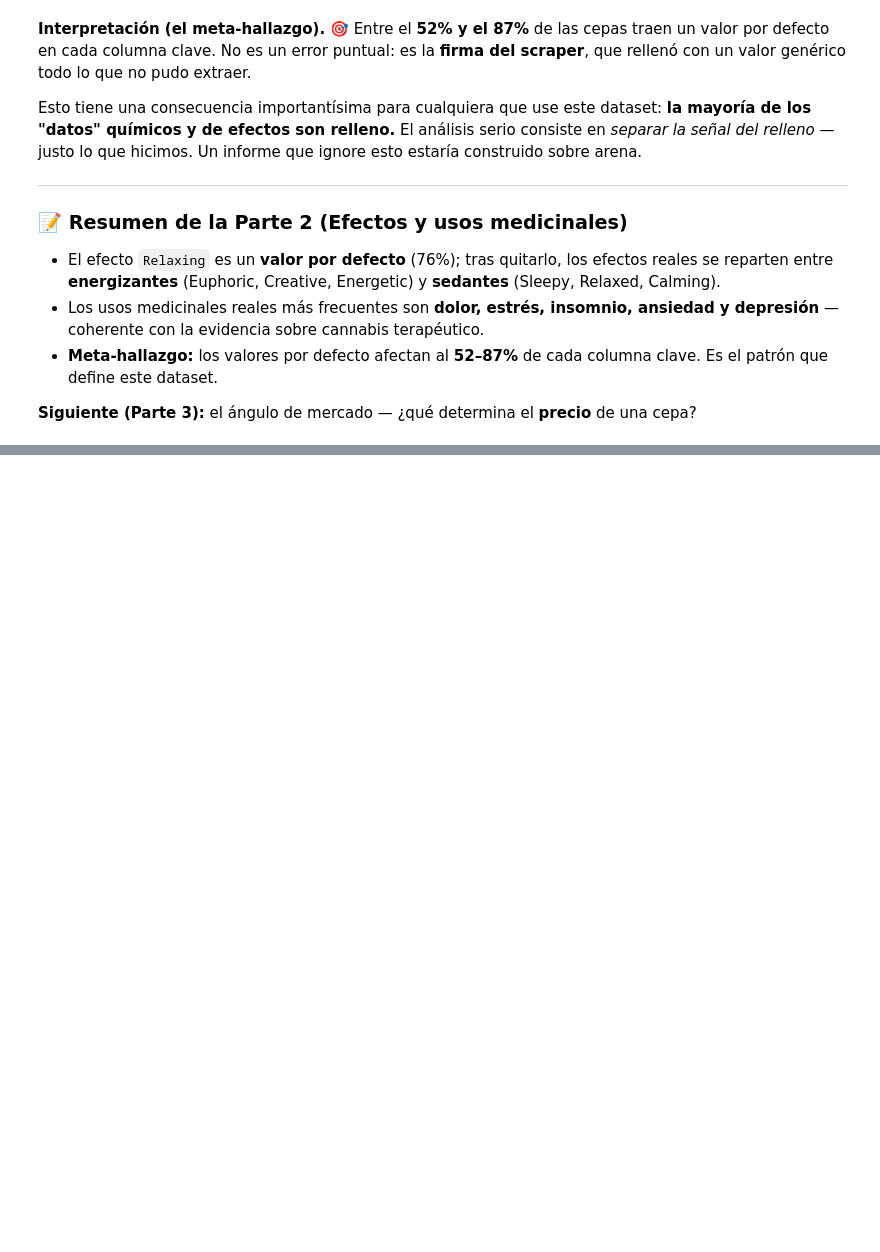
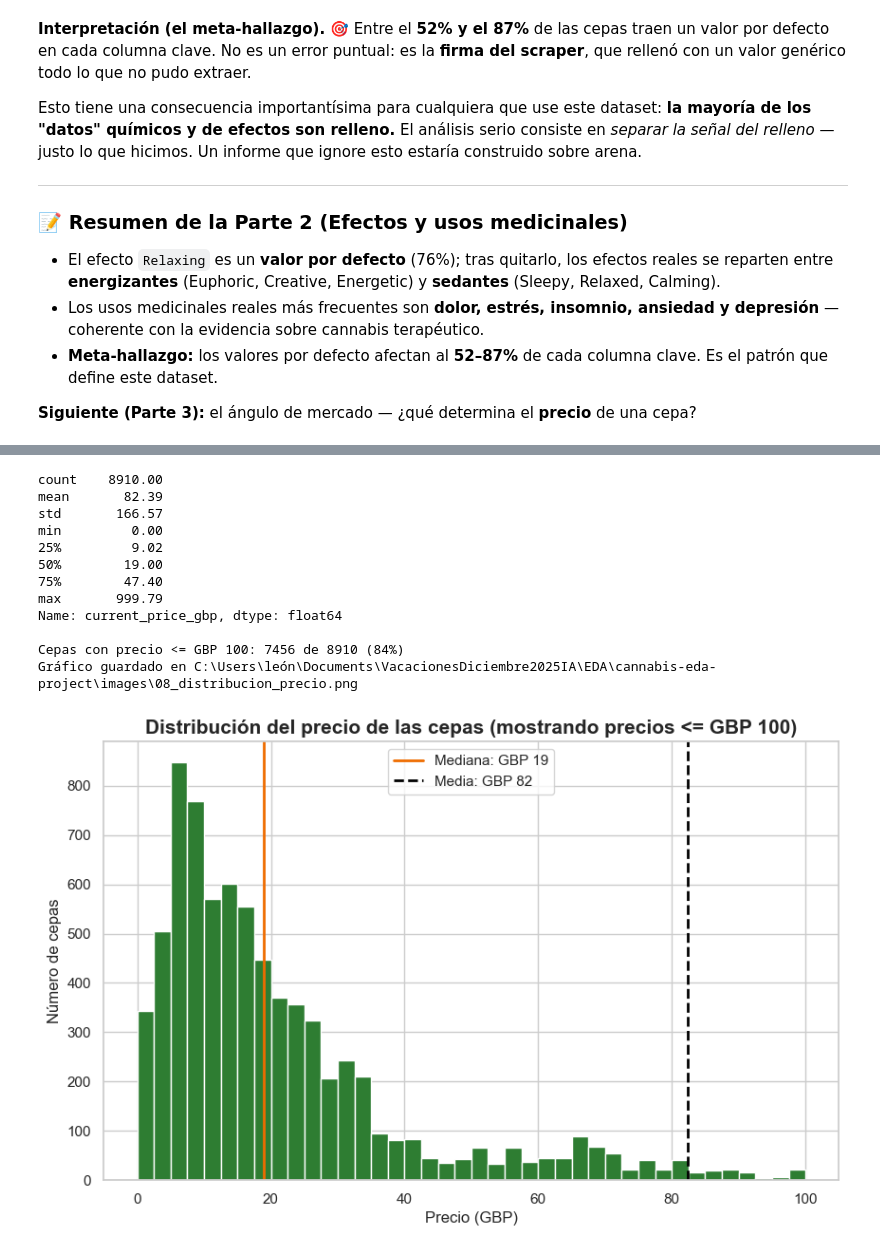
Before and after one commit to arboledaLeon/cannabis-eda-project, a Jupyter notebook: notebooks/03_eda_narrado.ipynb, the cells around one changed output, grey strips where cells are left out. Saved outputs shown, nothing was run; the diff lists cells and outputs as text; code cells hidden in the pictures; blank space fills up the shorter version.

```diff
--- a/notebooks/03_eda_narrado.ipynb
+++ b/notebooks/03_eda_narrado.ipynb
@@ -431,0 +447,34 @@ que hicimos. Un informe que ignore esto estaría construido sobre arena.
+# %%
+precio = df["current_price_gbp"]
+print(precio.describe().round(2))
+
+# El precio va de £0 a £999, pero la mayoría es barato. Para que el histograma se lea,
+# mostramos solo los precios <= £100 (e indicamos qué porcentaje representa).
+umbral = 100
+bajo = precio[precio <= umbral]
+print(f"\nCepas con precio <= GBP {umbral}: {len(bajo)} de {len(df)} ({len(bajo)/len(df)*100:.0f}%)")
+
+fig, ax = plt.subplots()
+ax.hist(bajo, bins=40, color=PALETTE["green"], edgecolor="white")
+ax.axvline(precio.median(), color=PALETTE["orange"], linewidth=2, label=f"Mediana: GBP {precio.median():.0f}")
+ax.axvline(precio.mean(), color="black", linestyle="--", linewidth=2, label=f"Media: GBP {precio.mean():.0f}")
+ax.set_title("Distribución del precio de las cepas (mostrando precios <= GBP 100)")
+ax.set_xlabel("Precio (GBP)")
+ax.set_ylabel("Número de cepas")
+ax.legend()
+save_fig("08_distribucion_precio")
+plt.show()
+# %% [output]
+count    8910.00
+mean       82.39
+std       166.57
+min         0.00
+25%         9.02
+50%        19.00
+75%        47.40
+max       999.79
+Name: current_price_gbp, dtype: float64
+
+Cepas con precio <= GBP 100: 7456 de 8910 (84%)
+Gráfico guardado en C:\Users\león\Documents\VacacionesDiciembre2025IA\EDA\cannabis-eda-project\images\08_distribucion_precio.png
+[figure, added]
```
Also changed, not shown: parts of 10 cells of this notebook, 4 other files.
